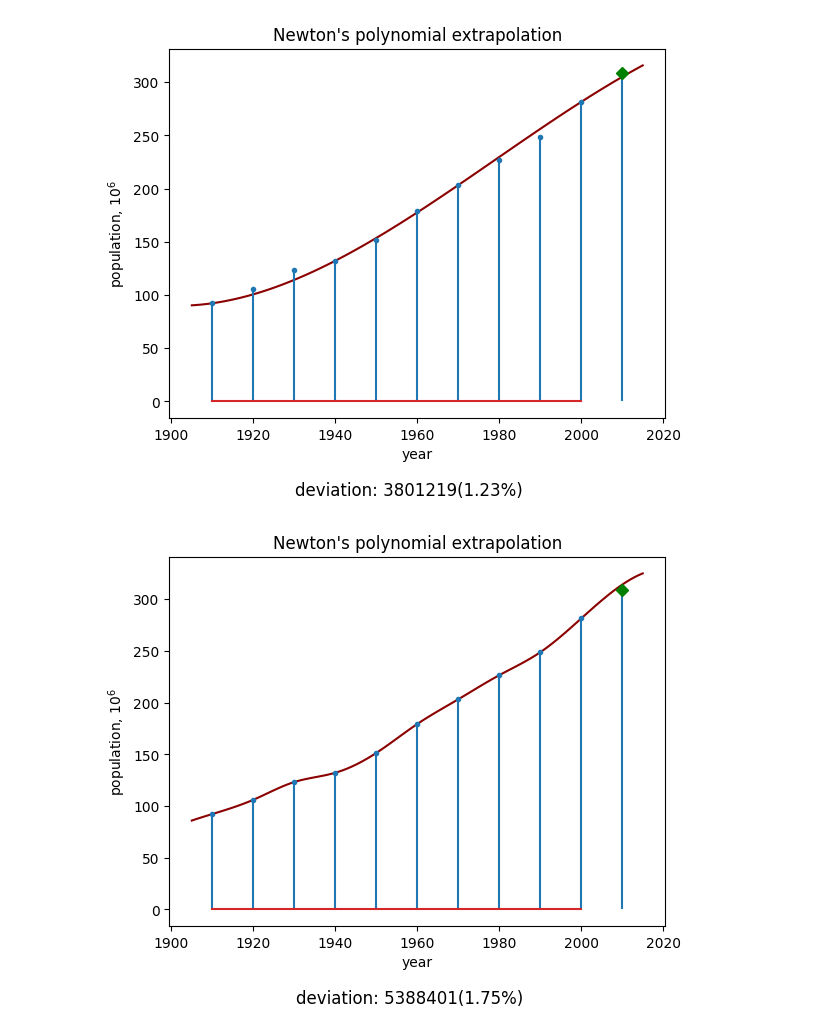
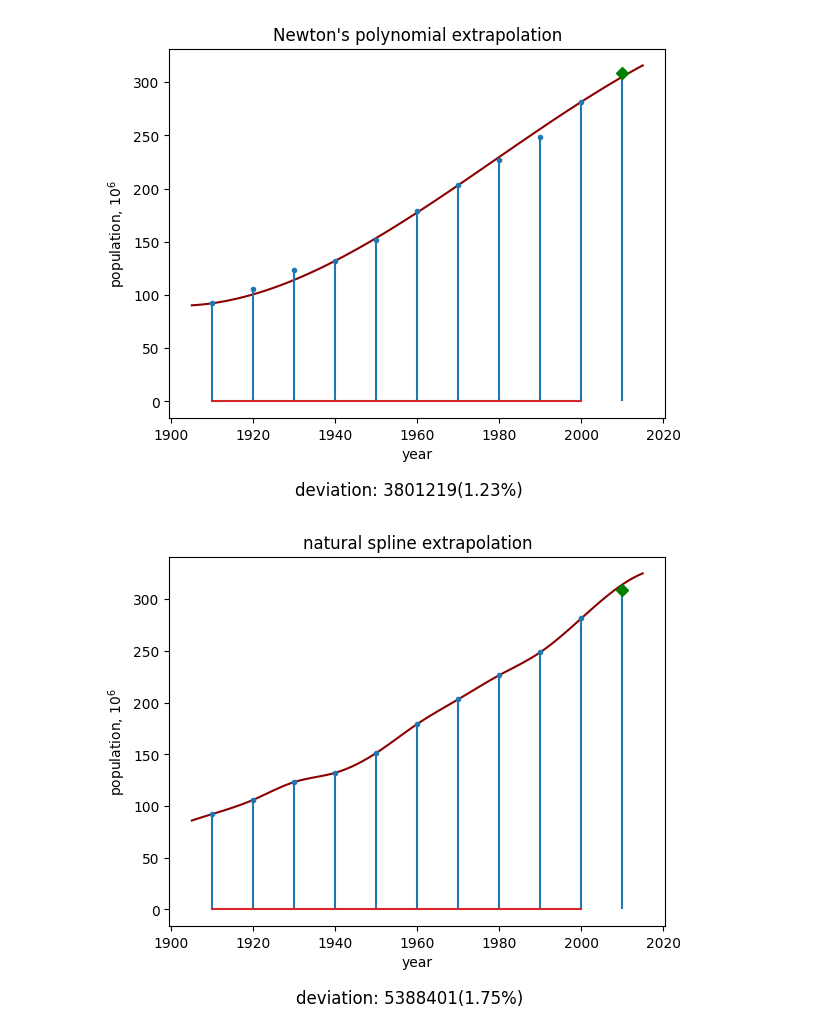
Before and after one commit to VoyakaGOD/computational-mathematics, a Jupyter notebook: extrapolation.ipynb, the cells around one changed output. Drawn from its saved outputs; the diff is of its cells as text; code cells hidden in the pictures.

Commit message:
lab 4: finally implemented natural spline extrapolation

```diff
--- a/extrapolation.ipynb
+++ b/extrapolation.ipynb
@@ -108,54 +108,43 @@ extrapolate("Newton's polynomial extrapolation", model, years, population, futur
 # %%
 def calculate_spline(x, next_x, prev_x, next_m, prev_m, alpha, beta, h):
     next_dx = next_x - x
     prev_dx = x - prev_x
     return (prev_m * next_dx**3 + next_m * prev_dx**3 + alpha * next_dx + beta * prev_dx) / h
 
 class NaturalSpline():
-    def __init__(self, xs, ys, left_second_derivative = 0, right_second_derivative = 0):
+    def __init__(self, xs : list[float], ys : list[float], left_second_derivative : float = 0, right_second_derivative : float = 0):
         check_args(xs, ys)
         self.n = len(xs) - 1
         self.xs = xs
         self.h = [xs[i + 1] - xs[i] for i in range(self.n)]
-        self.m = [left_second_derivative / 6] # m[i] already divided by 6
-        p = 0
-        r = self.m[0]
+        p = [0]
+        r = [left_second_derivative / 6] # m[i] already divided by 6
         for i in range(1, self.n):
-            Fi = (ys[i + 1] - ys[i]) / self.h[i] - (ys[i] - ys[i - 1]) / self.h[i+1]
+            Fi = (ys[i + 1] - ys[i]) / self.h[i] - (ys[i] - ys[i - 1]) / self.h[i-1]
             ai = self.h[i-1]
             bi = 2 * (self.h[i] + self.h[i-1])
             ci = self.h[i]
-            denominator = bi - ai * p
-            p = ci / denominator
-            r = (Fi - ai*r) / denominator
-        self.m += [right_second_derivative / 6]
+            denominator = bi - ai * p[-1]
+            p += [ci / denominator]
+            r += [(Fi - ai*r[-1]) / denominator]
+        self.m = [0 for _ in range(self.n + 1)]
+        self.m[self.n] = right_second_derivative / 6
+        for i in range(self.n - 1, -1, -1):
+            self.m[i] = r[i] - p[i] * self.m[i+1]
         self.alpha = [ys[i] - self.m[i]*self.h[i]*self.h[i] for i in range(self.n)]
         self.beta = [ys[i + 1] - self.m[i + 1]*self.h[i]*self.h[i] for i in range(self.n)]
 
     def __call__(self, x : float) -> float:
         for i in range(self.n):
             if self.xs[i] <= x <= self.xs[i+1]:
-                positive_dx = self.xs[i + 1] - x
-                negative_dx = x - self.xs[i]
                 return calculate_spline(x, self.xs[i+1], self.xs[i], self.m[i+1], self.m[i], self.alpha[i], self.beta[i], self.h[i])
         if x < self.xs[0]:
             return calculate_spline(x, self.xs[1], self.xs[0], self.m[1], self.m[0], self.alpha[0], self.beta[0], self.h[0])
         if x > self.xs[-1]:
             return calculate_spline(x, self.xs[-1], self.xs[-2], self.m[-1], self.m[-2], self.alpha[-1], self.beta[-1], self.h[-1])
         raise Exception("bad spline")
+
+model = NaturalSpline(years, population)
+extrapolate("natural spline extrapolation", model, years, population, future_year, future_population)
+# %% [output]
+[figure, added]
-# %%
-import numpy as np
-import matplotlib.pyplot as plt
-from scipy.interpolate import CubicSpline
-
-# Примерные данные
-
-# Строим кубический сплайн с натуральными граничными условиями
-cs = CubicSpline(years, population, bc_type='natural')
-
-# Экстраполируем для будущих лет
-future_years = list(range(1950, 2100))
-predicted_population = cs(future_years)
-extrapolate("Newton's polynomial extrapolation", cs, years, population, future_year, future_population)
-# %% [output]
-[figure, removed]
```
